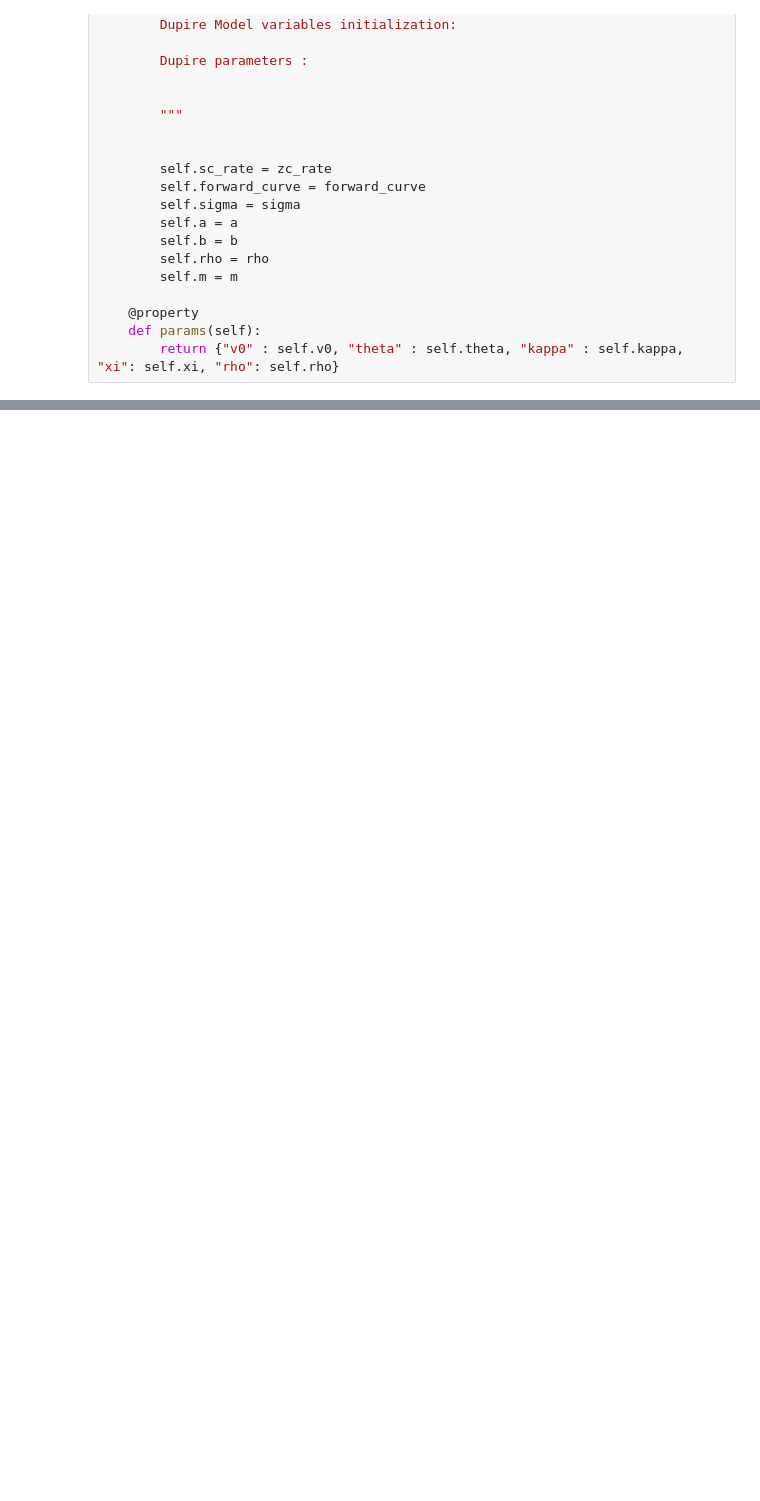
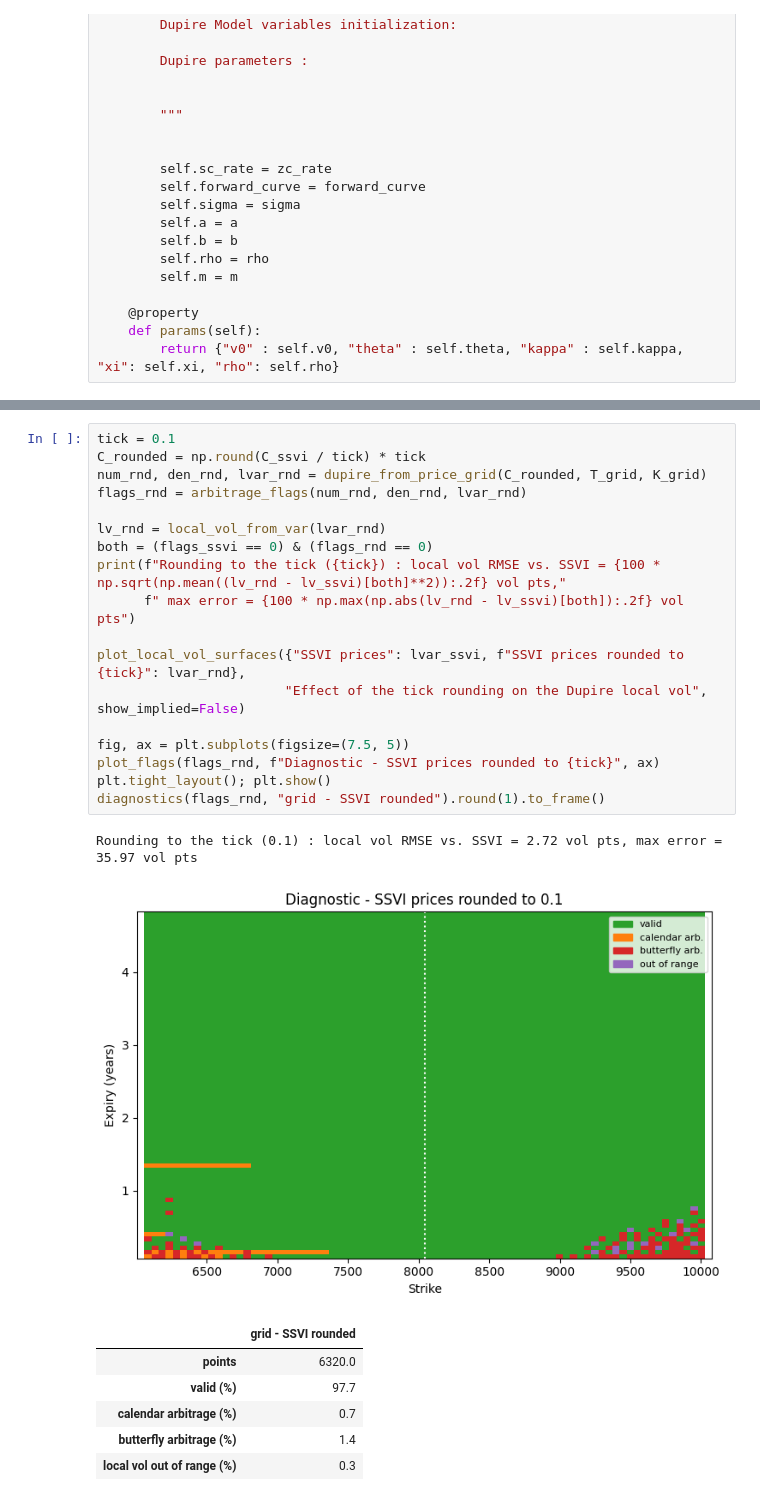
Before and after one commit to bengueddalauzonelias/portfolio, a Jupyter notebook: Equity_Models/Dupire_test.ipynb, the cells around one changed output, grey strips where cells are left out. Drawn from its saved outputs; the diff is of its cells as text; blank space fills up the shorter version.

```diff
--- a/Equity_Models/Dupire_test.ipynb
+++ b/Equity_Models/Dupire_test.ipynb
@@ -156,0 +455,27 @@ class DupireModel:
+# %%
+tick = 0.1
+C_rounded = np.round(C_ssvi / tick) * tick
+num_rnd, den_rnd, lvar_rnd = dupire_from_price_grid(C_rounded, T_grid, K_grid)
+flags_rnd = arbitrage_flags(num_rnd, den_rnd, lvar_rnd)
+
+lv_rnd = local_vol_from_var(lvar_rnd)
+both = (flags_ssvi == 0) & (flags_rnd == 0)
+print(f"Rounding to the tick ({tick}) : local vol RMSE vs. SSVI = {100 * np.sqrt(np.mean((lv_rnd - lv_ssvi)[both]**2)):.2f} vol pts,"
+      f" max error = {100 * np.max(np.abs(lv_rnd - lv_ssvi)[both]):.2f} vol pts")
+
+plot_local_vol_surfaces({"SSVI prices": lvar_ssvi, f"SSVI prices rounded to {tick}": lvar_rnd},
+                        "Effect of the tick rounding on the Dupire local vol", show_implied=False)
+
+fig, ax = plt.subplots(figsize=(7.5, 5))
+plot_flags(flags_rnd, f"Diagnostic - SSVI prices rounded to {tick}", ax)
+plt.tight_layout(); plt.show()
+diagnostics(flags_rnd, "grid - SSVI rounded").round(1).to_frame()
+# %% [output]
+Rounding to the tick (0.1) : local vol RMSE vs. SSVI = 2.72 vol pts, max error = 35.97 vol pts
+[figure, added]
+|  | grid - SSVI rounded |
+| points | 6320.0 |
+| valid (%) | 97.7 |
+| calendar arbitrage (%) | 0.7 |
+| butterfly arbitrage (%) | 1.4 |
+| local vol out of range (%) | 0.3 |
```
Also changed, not shown: parts of 21 cells of this notebook.
